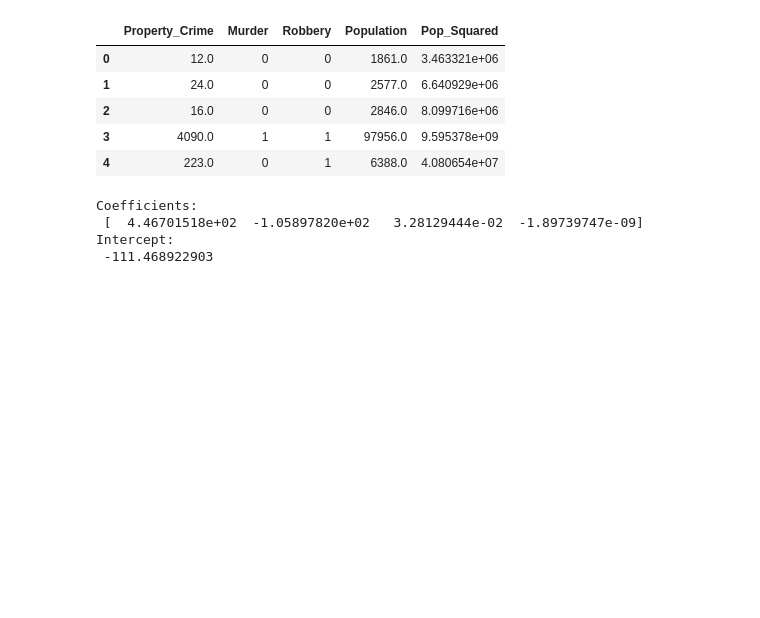
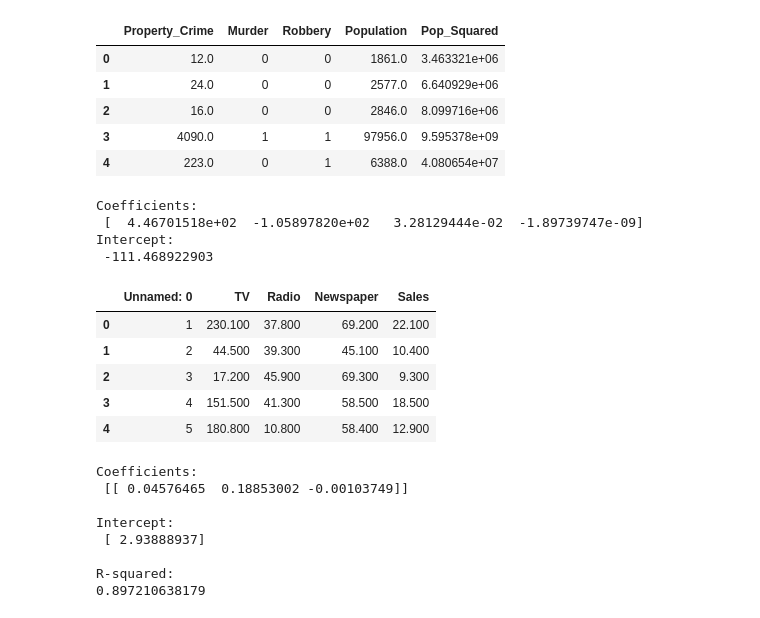
Before and after one commit to pollluxs/Thinkful, a Jupyter notebook: Unit2_Lesson4.ipynb, the cells around one changed output. Cells and saved outputs as stored; diff of their text form; code cells hidden in the pictures; blank space fills up the shorter version.

```diff
--- a/Unit2_Lesson4.ipynb
+++ b/Unit2_Lesson4.ipynb
@@ -81,3 +81,56 @@ Coefficients:
  [  4.46701518e+02  -1.05897820e+02   3.28129444e-02  -1.89739747e-09]
 Intercept:
  -111.468922903
+# %%
+import math
+import warnings
+
+from IPython.display import display
+from matplotlib import pyplot as plt
+import numpy as np
+import pandas as pd
+import seaborn as sns
+from sklearn import linear_model
+import statsmodels.formula.api as smf
+
+# Display preferences.
+%matplotlib inline
+pd.options.display.float_format = '{:.3f}'.format
+
+# Suppress annoying harmless error.
+warnings.filterwarnings(
+    action="ignore",
+    module="scipy",
+    message="^internal gelsd"
+)
+# %%
+# Acquire, load, and preview the data.
+data = pd.read_csv('https://tf-curricula-prod.s3.amazonaws.com/data-science/Advertising.csv')
+display(data.head())
+
+# Instantiate and fit our model.
+regr = linear_model.LinearRegression()
+Y = data['Sales'].values.reshape(-1, 1)
+X = data[['TV','Radio','Newspaper']]
+regr.fit(X, Y)
+
+# Inspect the results.
+print('\nCoefficients: \n', regr.coef_)
+print('\nIntercept: \n', regr.intercept_)
+print('\nR-squared:')
+print(regr.score(X, Y))
+# %% [output]
+|  | Unnamed: 0 | TV | Radio | Newspaper | Sales |
+| 0 | 1 | 230.100 | 37.800 | 69.200 | 22.100 |
+| 1 | 2 | 44.500 | 39.300 | 45.100 | 10.400 |
+| 2 | 3 | 17.200 | 45.900 | 69.300 | 9.300 |
+| 3 | 4 | 151.500 | 41.300 | 58.500 | 18.500 |
+| 4 | 5 | 180.800 | 10.800 | 58.400 | 12.900 |
+Coefficients:
+ [[ 0.04576465  0.18853002 -0.00103749]]
+
+Intercept:
+ [ 2.93888937]
+
+R-squared:
+0.897210638179
```
Also changed, not shown: parts of 9 cells of this notebook, 1 other file.
